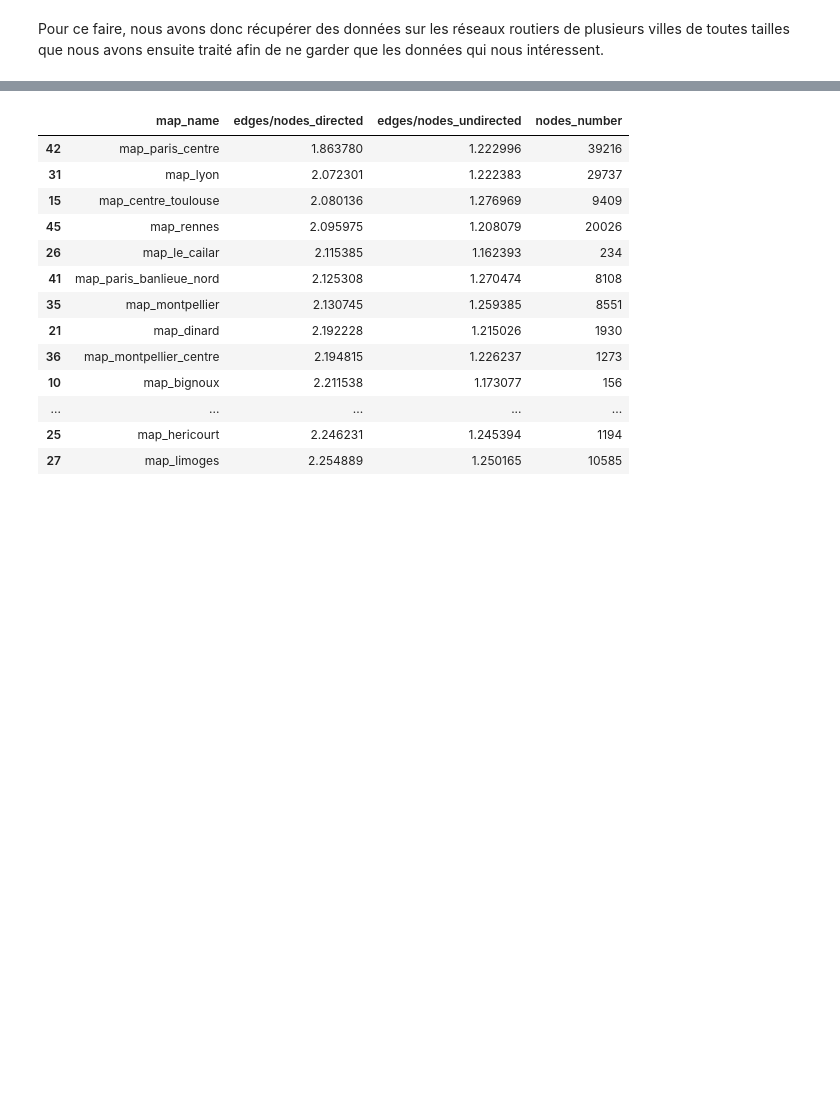
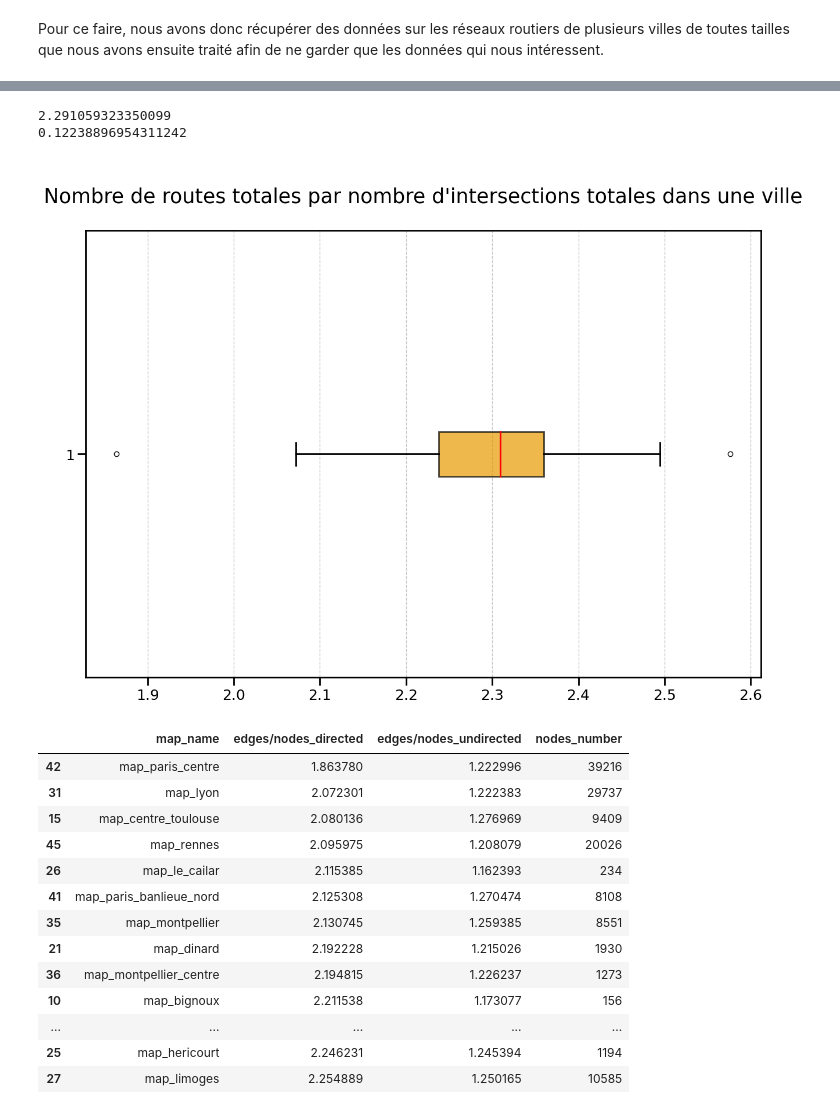
Before and after one commit to alexismarie8314/PFE_RECHERCHE_VOITURE, a Jupyter notebook: Parsing_graph/graph_density_analisys.ipynb, the cells around one changed output, grey strips where cells are left out. Drawn from its saved outputs; the diff is of its cells as text; code cells hidden in the pictures; blank space fills up the shorter version.

```diff
--- a/Parsing_graph/graph_density_analisys.ipynb
+++ b/Parsing_graph/graph_density_analisys.ipynb
@@ -16,3 +16,5 @@ df.head()
 | 2 | map_alsace_vosges | 4725 | 5820 | 198 | 5622 | 5571 | ... |
 | 3 | map_amiens | 9665 | 12849 | 3378 | 9471 | 9921 | ... |
 | 4 | map_angers | 17716 | 22129 | 4687 | 17442 | 14770 | ... |
+# %%
+df["ratio_oneway"] = df["oneway_edges_number"] / df["edges_number"]
@@ -18,0 +43,3 @@ df.head()
+# %%
+df.sort_values(by=['nodes_number'], inplace=True)
+df
@@ -24,6 +69,53 @@ df['edges/nodes_directed'] = (df['oneway_edges_number']+2*df['twoway_edges_numbe
 # Calculate the density of the graph (directed and undirected)
 df['density_directed'] = (df['oneway_edges_number']+2*df['twoway_edges_number'])/(df['nodes_number']*(df['nodes_number']-1))
 df['density_undirected'] = (df['edges_number'])/(df['nodes_number']*(df['nodes_number']-1)/2)
+# %%
+print(df['edges/nodes_directed'].mean())
+print(df['edges/nodes_directed'].std())
+# %% [output]
+2.291059323350099
+0.12238896954311242
+# %%
+import matplotlib.pyplot as plt
+
+# Création de la boîte à moustache horizontale
+plt.figure(figsize=(15, 10))
+
+# Ajout de la couleur et des marques pour les médianes
+bp = plt.boxplot(df['edges/nodes_directed'], vert=False, widths=0.1, notch=False, medianprops=dict(color='red'), patch_artist=True)
+
+# Ajout de couleurs aux boîtes
+colors = ['#000000', '#000000']
+for box, color in zip(bp['boxes'], colors):
+    box.set(color=color, linewidth=2, alpha=0.7, facecolor='#E89A01')
+
+# augmenter la taille des traits des boîtes
+for whisker in bp['whiskers']:
+    whisker.set(linewidth=2)
+# augmenter la taille des traits des médianes
+for median in bp['medians']:
+    median.set(linewidth=2)
+# augmenter la taille des traits des moustaches
+for cap in bp['caps']:
+    cap.set(linewidth=2)
+
+#augmenter la taille des traits des axes
+plt.tick_params(axis='x', which='major', labelsize=18, width=2, length=10)
+plt.tick_params(axis='y', which='major', labelsize=18, width=2, length=10)
+
+# Ajout de la grille
+plt.grid(axis='x', linestyle='--', alpha=0.7, linewidth=1)
+
+for spine in plt.gca().spines.values():
+    spine.set_linewidth(2)
+
+
+
+# Affichage du graphique
+plt.title("\nNombre de routes totales par nombre d'intersections totales dans une ville\n", fontsize=25, color='black', loc='center')
+plt.show()
+# %% [output]
+[figure, added]
 # %%
 # Sort the dataframe by the ratio of edges to nodes
 df.sort_values(by=['edges/nodes_directed'], inplace=True)
```
Also changed, not shown: parts of 8 cells of this notebook, 40 other files.
